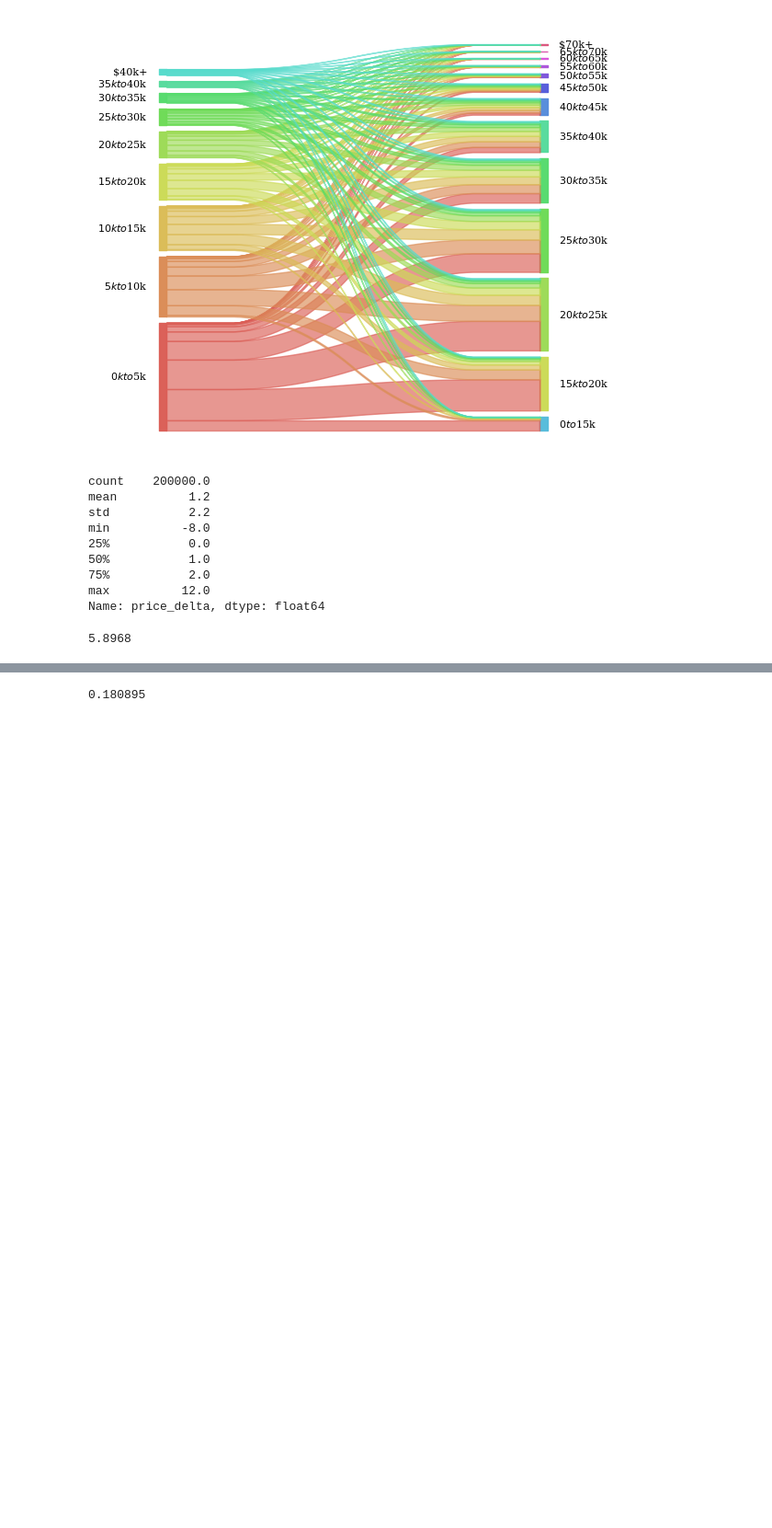
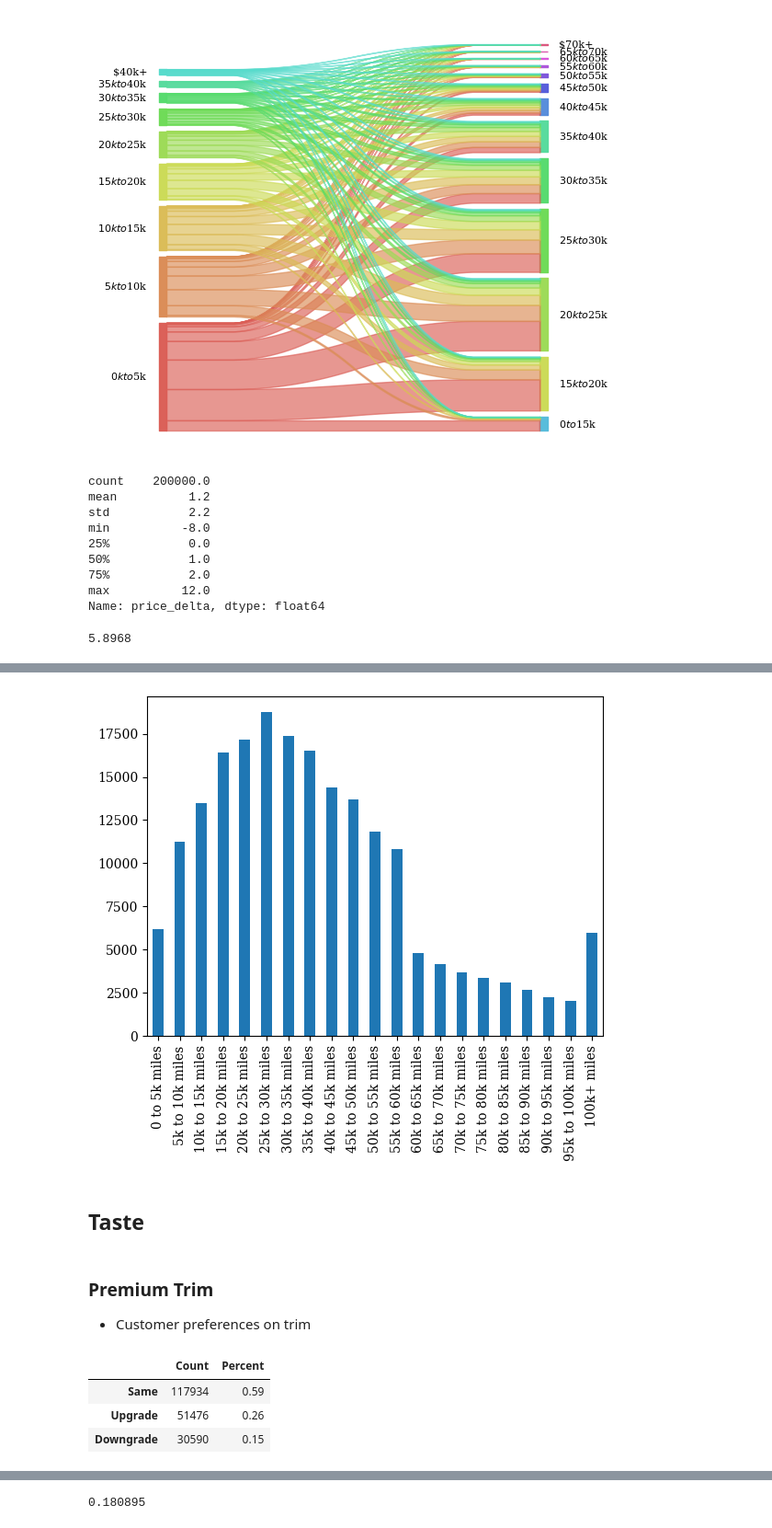
Before and after one commit to sheacon/carmax_showcase, a Jupyter notebook: 1_eda_carmax.ipynb, the cells around one changed output, grey strips where cells are left out. Shown at 92% size. Drawn from its saved outputs; the diff is of its cells as text; code cells hidden in the pictures; blank space fills up the shorter version.

```diff
--- a/1_eda_carmax.ipynb
+++ b/1_eda_carmax.ipynb
@@ -183,0 +215,12 @@ df['price_delta'].mean()*5
+# %%
+# mileage of "new" vehicle distribution
+mileage = df['mileage'].value_counts().sort_index()
+#print(mileage)
+ax = mileage.plot.bar()
+# %% [output]
+[figure, added]
+# %% [markdown]
+## Taste
+# %% [markdown]
+### Premium Trim
+- Customer preferences on trim
@@ -183,0 +231,7 @@ df['price_delta'].mean()*5
+# %%
+pd.DataFrame(data = {'Count':list(trim_change), 'Percent':list(trim_change_pct)}, index=['Same','Upgrade','Downgrade'])
+# %% [output]
+|  | Count | Percent |
+| Same | 117934 | 0.59 |
+| Upgrade | 51476 | 0.26 |
+| Downgrade | 30590 | 0.15 |
```
Also changed, not shown: parts of 29 cells of this notebook.
